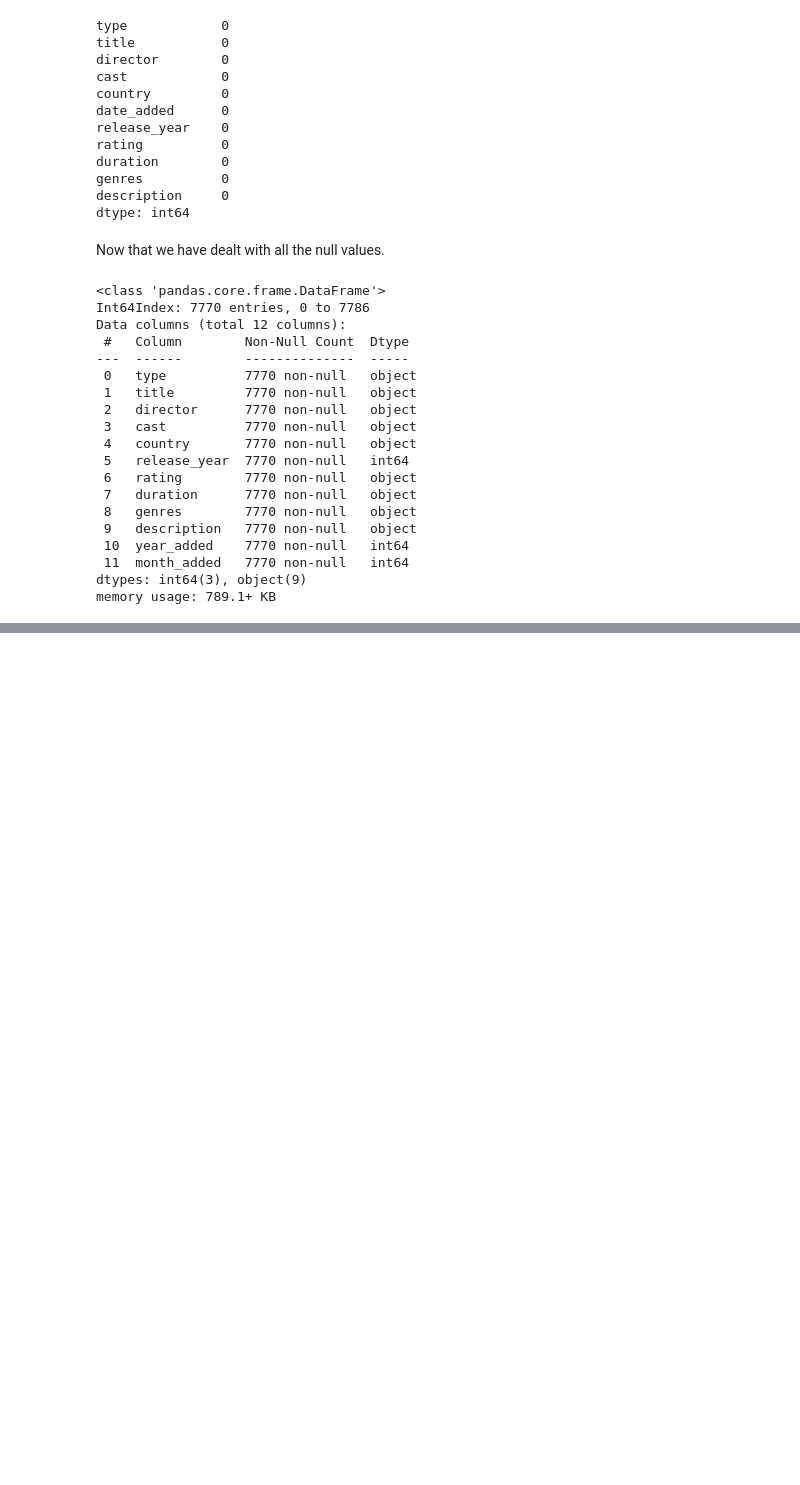
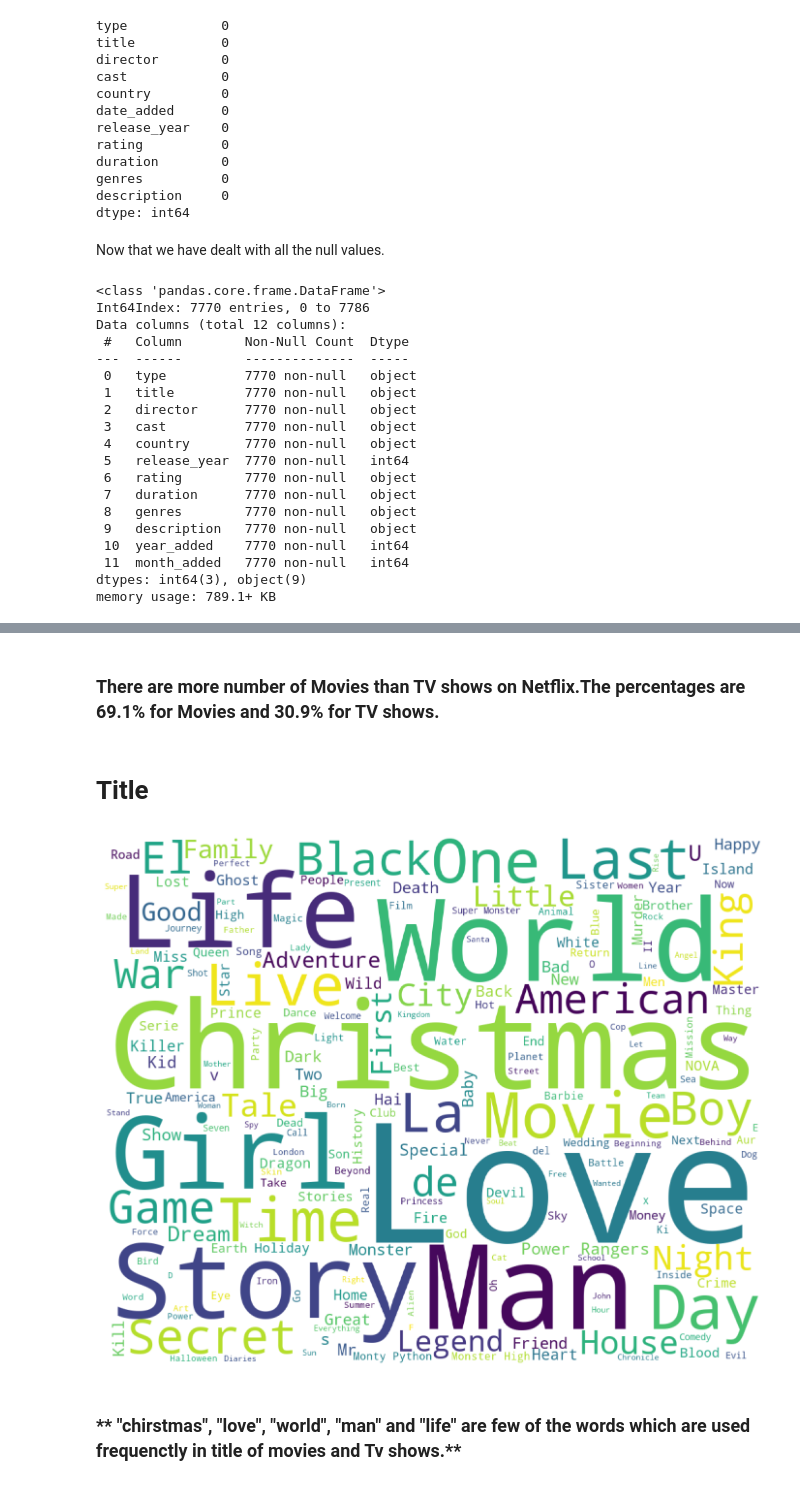
Before and after one commit to Harshjyot-Singh-Chawla/-Netflix-Movies-and-TV-shows-Clustering-, a Jupyter notebook: Copy_of_NETFLIX_MOVIES_AND_TV_SHOWS_CLUSTERING.ipynb, the cells around one changed output, grey strips where cells are left out. Drawn from its saved outputs; the diff is of its cells as text; code cells hidden in the pictures; blank space fills up the shorter version.

```diff
--- a/Copy_of_NETFLIX_MOVIES_AND_TV_SHOWS_CLUSTERING.ipynb
+++ b/Copy_of_NETFLIX_MOVIES_AND_TV_SHOWS_CLUSTERING.ipynb
@@ -334,0 +346,20 @@ memory usage: 789.1+ KB
+# %% [markdown]
+### **There are more number of Movies than TV shows on Netflix.The percentages are 69.1% for Movies and 30.9% for TV shows.**
+# %% [markdown]
+# **Title**
+# %%
+#Importing wordcloud
+from wordcloud import WordCloud, STOPWORDS
+
+#Most occurred word in title
+plt.subplots(figsize=(20,10))
+stopwords = set(STOPWORDS)
+text = " ".join(Net_df.title)
+wordcloud = WordCloud(stopwords=stopwords,background_color='white',width=1000,height=800).generate(text)
+plt.imshow(wordcloud)
+plt.axis('off')
+plt.show()
+# %% [output]
+[figure, added]
+# %% [markdown]
+### ** "chirstmas", "love", "world", "man" and "life" are few of the words which are used frequenctly in title of movies and Tv shows.**
```
Also changed, not shown: parts of 25 cells of this notebook.
